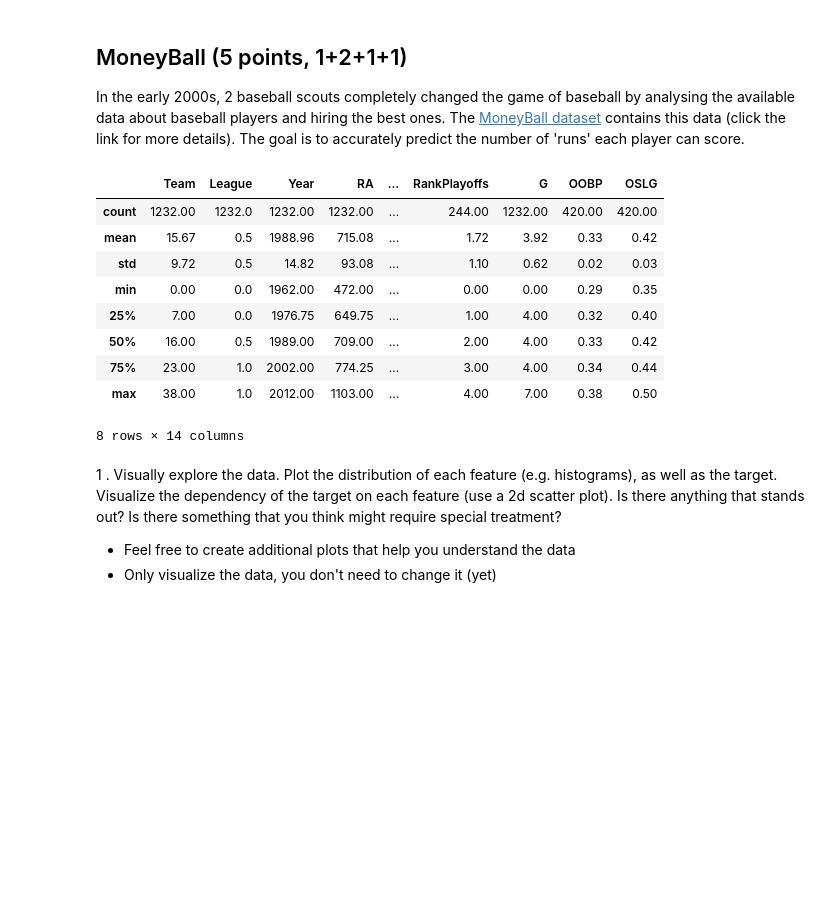
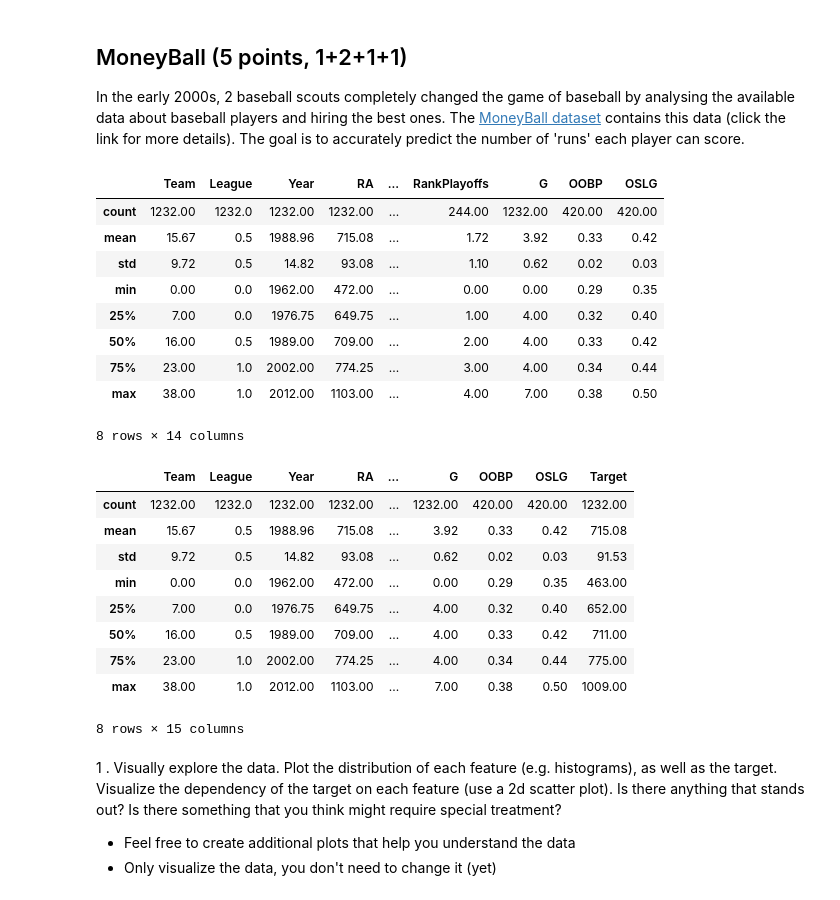
Before and after one commit to karstenschreur/RK_G62_ASS1, a Jupyter notebook: RK_G62_ASS1.ipynb, the cells around one changed output. Cells and saved outputs as stored; diff of their text form; code cells hidden in the pictures; blank space fills up the shorter version.

```diff
--- a/RK_G62_ASS1.ipynb
+++ b/RK_G62_ASS1.ipynb
@@ -22,21 +22,35 @@ The [MoneyBall dataset](https://www.openml.org/d/41021) contains this data (clic
 # %%
 moneyball = oml.datasets.get_dataset(41021) # Download MoneyBall data
 # Get the predictors X and the target y
 X, y, attribute_names = moneyball.get_data(target=moneyball.default_target_attribute, return_attribute_names=True)
 # Describe the data with pandas, just to get an overview
 ballframe = pd.DataFrame(X, columns=attribute_names)
 ballframe.describe()
+
+# Make dataframe including Target
+ballframe_total = ballframe.join(pd.DataFrame({"Target":y}))
+ballframe_total.describe()
 # %% [output]
 |  | Team | League | Year | RA | ... | RankPlayoffs | G | OOBP | OSLG |
 | count | 1232.00 | 1232.0 | 1232.00 | 1232.00 | ... | 244.00 | 1232.00 | 420.00 | 420.00 |
 | mean | 15.67 | 0.5 | 1988.96 | 715.08 | ... | 1.72 | 3.92 | 0.33 | 0.42 |
 | std | 9.72 | 0.5 | 14.82 | 93.08 | ... | 1.10 | 0.62 | 0.02 | 0.03 |
 | min | 0.00 | 0.0 | 1962.00 | 472.00 | ... | 0.00 | 0.00 | 0.29 | 0.35 |
 | 25% | 7.00 | 0.0 | 1976.75 | 649.75 | ... | 1.00 | 4.00 | 0.32 | 0.40 |
 | 50% | 16.00 | 0.5 | 1989.00 | 709.00 | ... | 2.00 | 4.00 | 0.33 | 0.42 |
 | 75% | 23.00 | 1.0 | 2002.00 | 774.25 | ... | 3.00 | 4.00 | 0.34 | 0.44 |
 | max | 38.00 | 1.0 | 2012.00 | 1103.00 | ... | 4.00 | 7.00 | 0.38 | 0.50 |
 8 rows × 14 columns
+|  | Team | League | Year | RA | ... | G | OOBP | OSLG | Target |
+| count | 1232.00 | 1232.0 | 1232.00 | 1232.00 | ... | 1232.00 | 420.00 | 420.00 | 1232.00 |
+| mean | 15.67 | 0.5 | 1988.96 | 715.08 | ... | 3.92 | 0.33 | 0.42 | 715.08 |
+| std | 9.72 | 0.5 | 14.82 | 93.08 | ... | 0.62 | 0.02 | 0.03 | 91.53 |
+| min | 0.00 | 0.0 | 1962.00 | 472.00 | ... | 0.00 | 0.29 | 0.35 | 463.00 |
+| 25% | 7.00 | 0.0 | 1976.75 | 649.75 | ... | 4.00 | 0.32 | 0.40 | 652.00 |
+| 50% | 16.00 | 0.5 | 1989.00 | 709.00 | ... | 4.00 | 0.33 | 0.42 | 711.00 |
+| 75% | 23.00 | 1.0 | 2002.00 | 774.25 | ... | 4.00 | 0.34 | 0.44 | 775.00 |
+| max | 38.00 | 1.0 | 2012.00 | 1103.00 | ... | 7.00 | 0.38 | 0.50 | 1009.00 |
+8 rows × 15 columns
 # %% [markdown]
 1 . Visually explore the data. Plot the distribution of each feature (e.g. histograms), as well as the target. Visualize the dependency of the target on each feature (use a 2d scatter plot). Is there anything that stands out? Is there something that you think might require special treatment?
 - Feel free to create additional plots that help you understand the data
```
Also changed, not shown: parts of 9 cells of this notebook.
